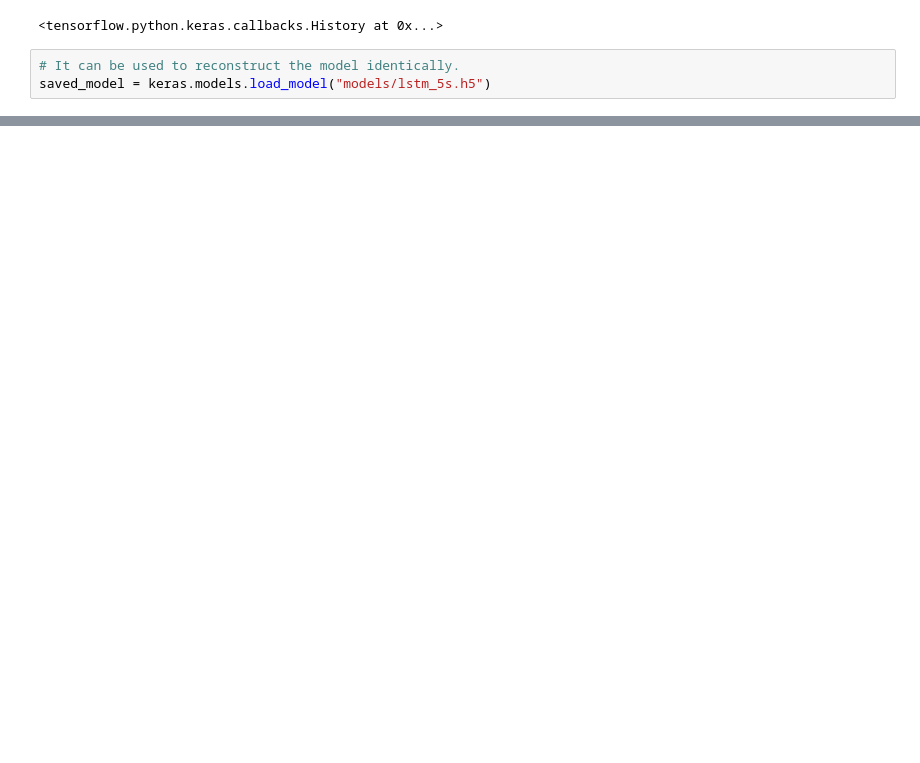
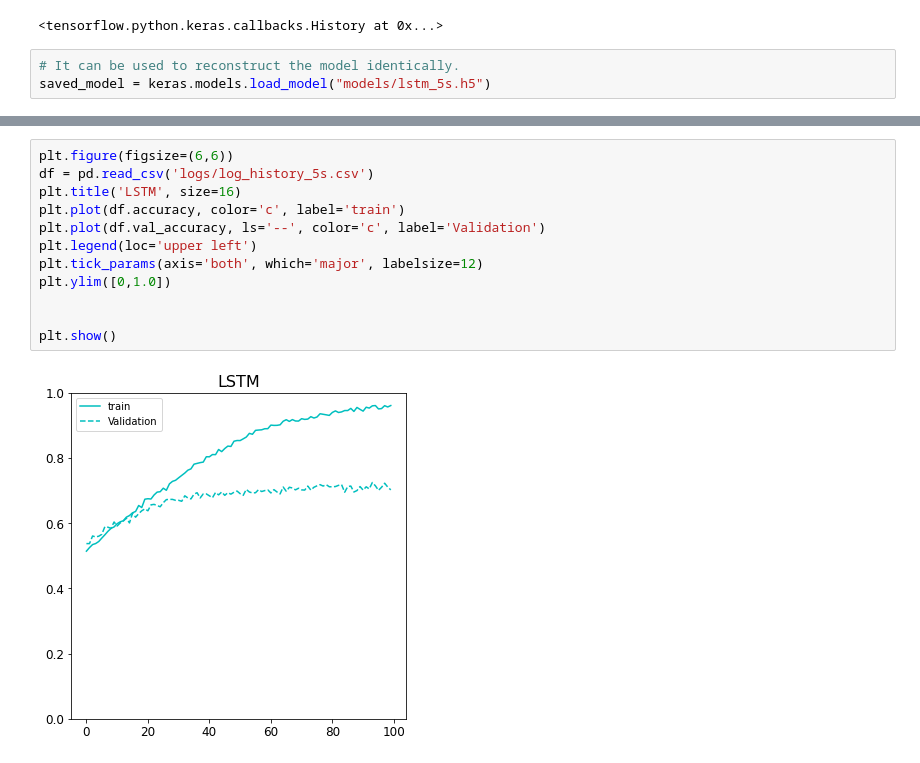
Before and after one commit to priyanshi9692/Adaptive-and-Heuristic-AI-enabled-IoT-Edge-for-high-risk-and-rural-patients, a Jupyter notebook: machinelearning/Respiratory/LSTM_SkipCon_5s.ipynb, the cells around one changed output, grey strips where cells are left out. Drawn from its saved outputs; the diff is of its cells as text; blank space fills up the shorter version.

```diff
--- a/machinelearning/Respiratory/LSTM_SkipCon_5s.ipynb
+++ b/machinelearning/Respiratory/LSTM_SkipCon_5s.ipynb
@@ -240,0 +249,14 @@ Crackle_wheeze       0.52      0.47      0.50        97
+# %%
+plt.figure(figsize=(6,6))
+df = pd.read_csv('logs/log_history_5s.csv')
+plt.title('LSTM', size=16)
+plt.plot(df.accuracy, color='c', label='train')
+plt.plot(df.val_accuracy, ls='--', color='c', label='Validation')
+plt.legend(loc='upper left')
+plt.tick_params(axis='both', which='major', labelsize=12)
+plt.ylim([0,1.0])
+
+
+plt.show()
+# %% [output]
+[figure, added]
```
Also changed, not shown: parts of 13 cells of this notebook, 4 other files.
